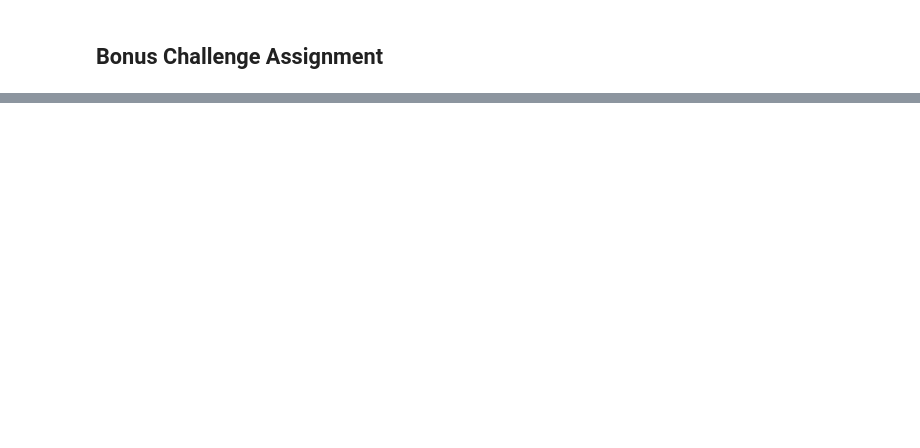
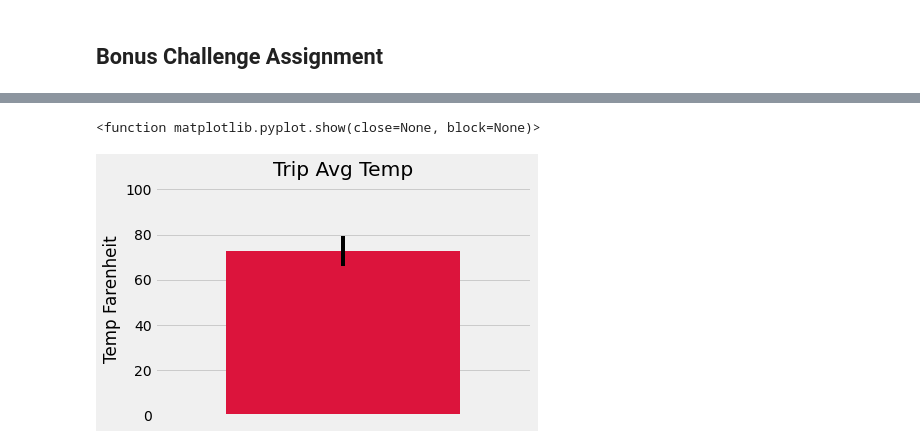
Before and after one commit to drossi1990/sql-alchemy-challenge, a Jupyter notebook: climate_starter.ipynb, the cells around one changed output, grey strips where cells are left out. Drawn from its saved outputs; the diff is of its cells as text; code cells hidden in the pictures; blank space fills up the shorter version.

```diff
--- a/climate_starter.ipynb
+++ b/climate_starter.ipynb
@@ -165,8 +179,18 @@ print(calc_temps('2012-02-28', '2012-03-05'))
 # %%
 # Plot the results from your previous query as a bar chart.
 # Use "Trip Avg Temp" as your Title
 # Use the average temperature for the y value
 # Use the peak-to-peak (tmax-tmin) value as the y error bar (yerr)
+
+fig, ax = plt.subplots()
+bar = ax.bar(1, Temp_max, yerr=(Temp_max-Temp_min), color="crimson")
+ax.set(title="Trip Avg Temp", ylabel="Temp Farenheit")
+ax.margins(0.3,0.3)
+ax.axes.xaxis.set_visible(False)
+plt.show
+# %% [output]
+<function matplotlib.pyplot.show(close=None, block=None)>
+[figure, added]
 # %%
 # Calculate the total amount of rainfall per weather station for your trip dates using the previous year's matching dates.
 # Sort this in descending order by precipitation amount and list the station, name, latitude, longitude, and elevation
```
Also changed, not shown: parts of 3 cells of this notebook, 1 other file.
